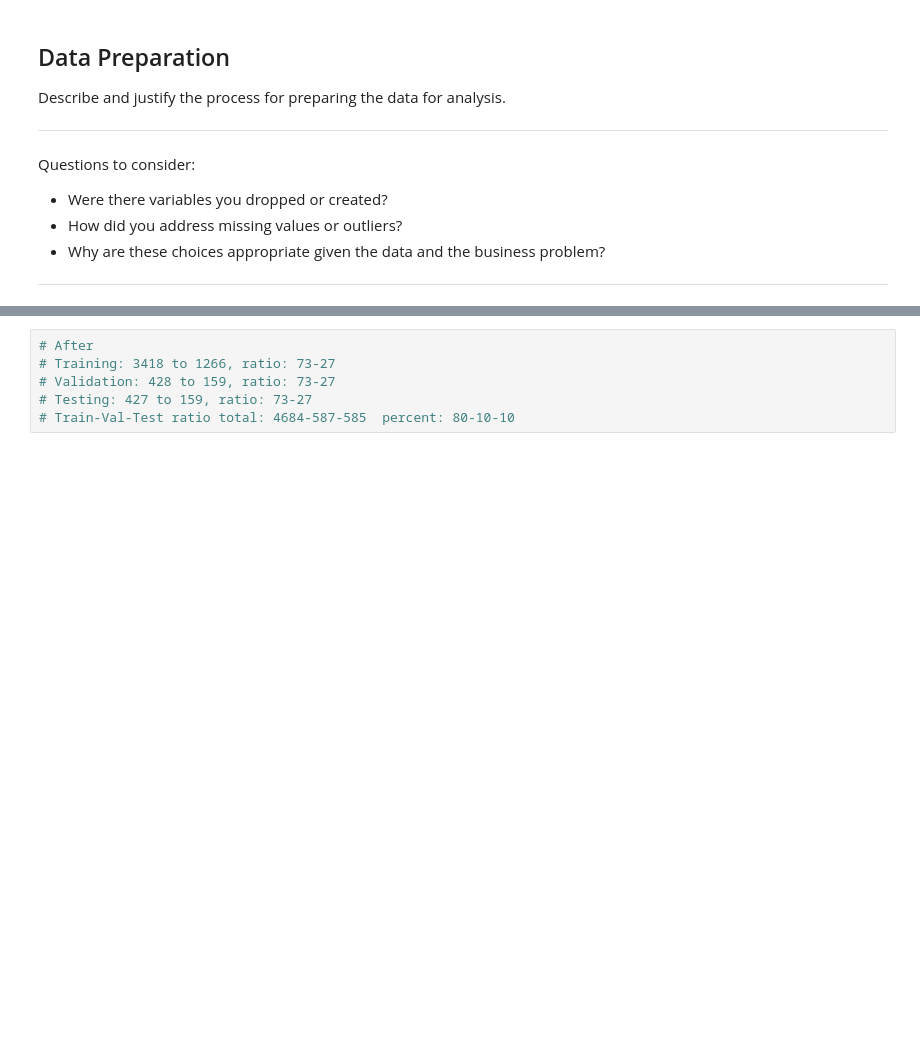
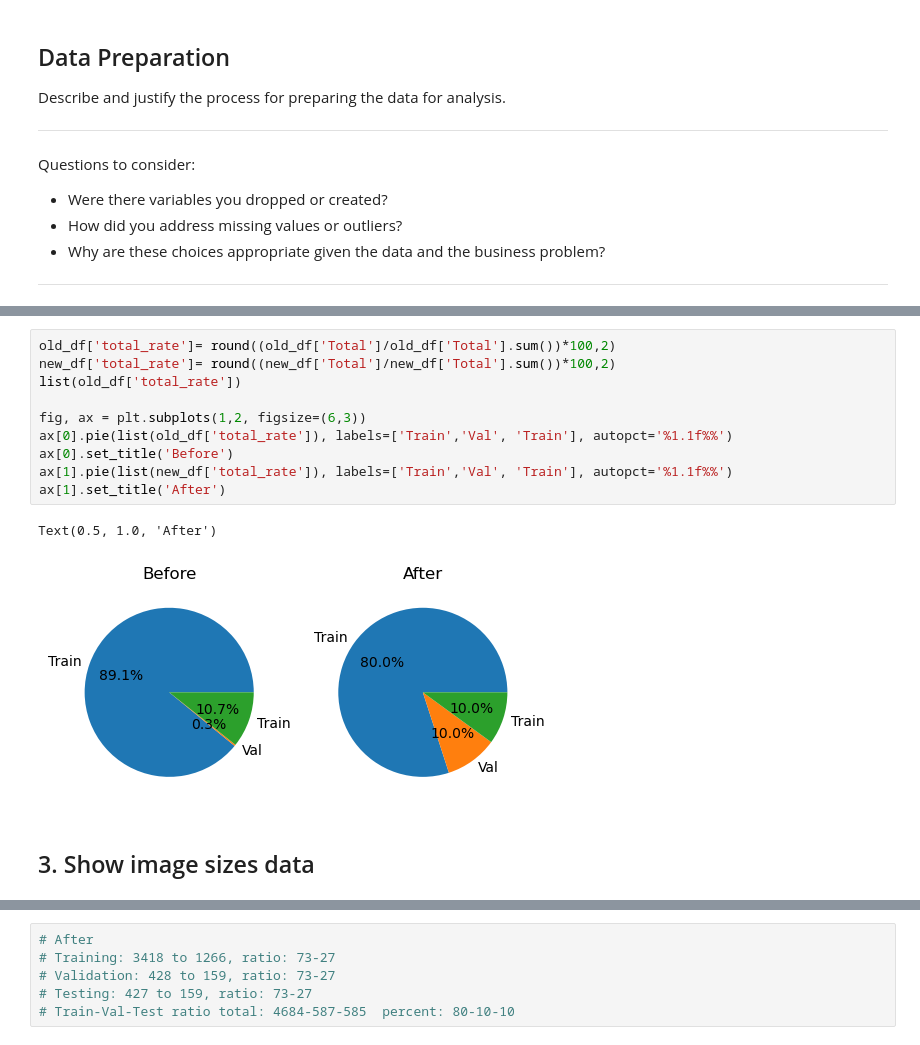
Before and after one commit to rlodetti/image_classification_project, a Jupyter notebook: Data_Preparation.ipynb, the cells around one changed output, grey strips where cells are left out. Cells and saved outputs as stored; diff of their text form; blank space fills up the shorter version.

```diff
--- a/Data_Preparation.ipynb
+++ b/Data_Preparation.ipynb
@@ -11,0 +157,15 @@ Questions to consider:
+# %%
+old_df['total_rate']= round((old_df['Total']/old_df['Total'].sum())*100,2)
+new_df['total_rate']= round((new_df['Total']/new_df['Total'].sum())*100,2)
+list(old_df['total_rate'])
+
+fig, ax = plt.subplots(1,2, figsize=(6,3))
+ax[0].pie(list(old_df['total_rate']), labels=['Train','Val', 'Train'], autopct='%1.1f%%')
+ax[0].set_title('Before')
+ax[1].pie(list(new_df['total_rate']), labels=['Train','Val', 'Train'], autopct='%1.1f%%')
+ax[1].set_title('After')
+# %% [output]
+Text(0.5, 1.0, 'After')
+[figure, added]
+# %% [markdown]
+## 3. Show image sizes data
```
Also changed, not shown: parts of 32 cells of this notebook, 15 other files.
